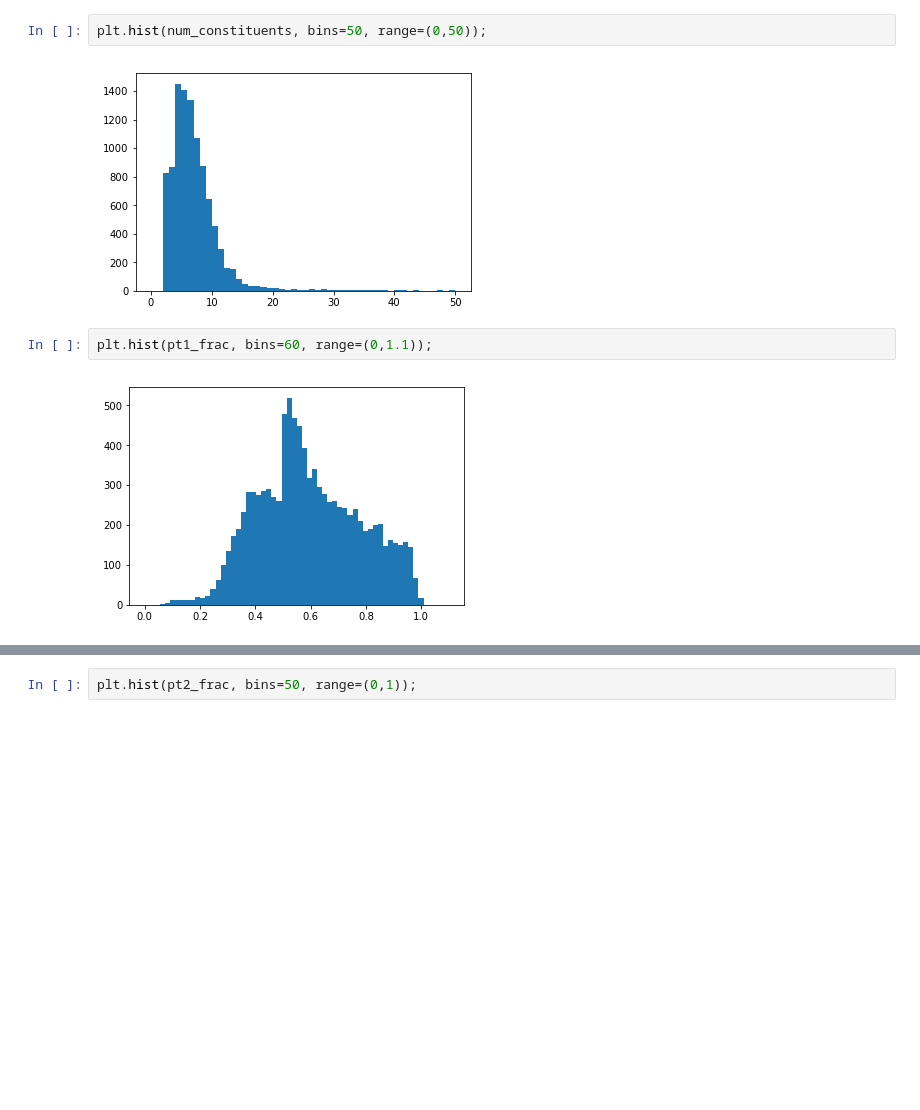
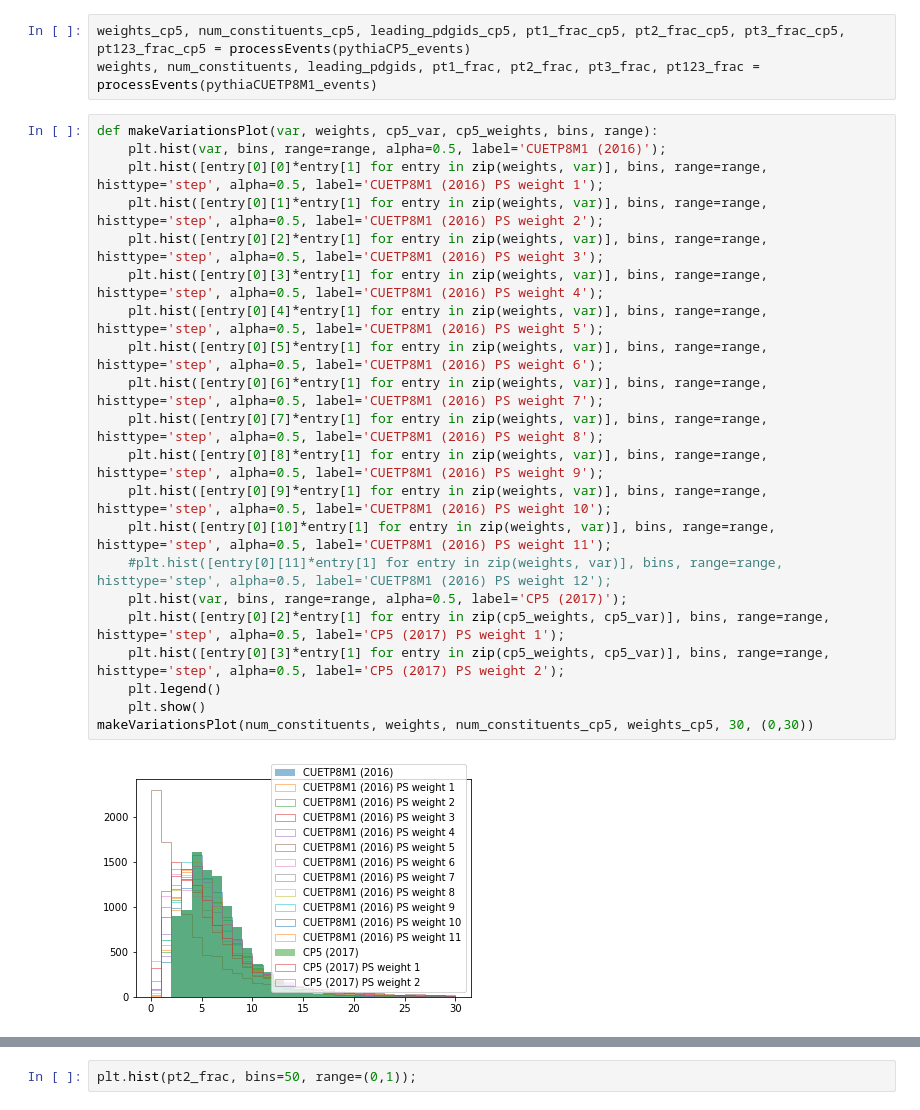
Before and after one commit to kdlong/MonoZprimeHadronizationStudy, a Jupyter notebook: MonoZprimeHadronizationStudy.ipynb, the cells around one changed output, grey strips where cells are left out. Cells and saved outputs as stored; diff of their text form; blank space fills up the shorter version.

```diff
--- a/MonoZprimeHadronizationStudy.ipynb
+++ b/MonoZprimeHadronizationStudy.ipynb
@@ -37,8 +51,26 @@ for i, event in enumerate(events):
-# %%
-plt.hist(num_constituents, bins=50, range=(0,50));
-# %% [output]
-[figure, removed]
-# %%
-plt.hist(pt1_frac, bins=60, range=(0,1.1));
-# %% [output]
-[figure, removed]
+# %%
+weights_cp5, num_constituents_cp5, leading_pdgids_cp5, pt1_frac_cp5, pt2_frac_cp5, pt3_frac_cp5, pt123_frac_cp5 = processEvents(pythiaCP5_events)
+weights, num_constituents, leading_pdgids, pt1_frac, pt2_frac, pt3_frac, pt123_frac = processEvents(pythiaCUETP8M1_events)
+# %%
+def makeVariationsPlot(var, weights, cp5_var, cp5_weights, bins, range):
+    plt.hist(var, bins, range=range, alpha=0.5, label='CUETP8M1 (2016)');
+    plt.hist([entry[0][0]*entry[1] for entry in zip(weights, var)], bins, range=range, histtype='step', alpha=0.5, label='CUETP8M1 (2016) PS weight 1');
+    plt.hist([entry[0][1]*entry[1] for entry in zip(weights, var)], bins, range=range, histtype='step', alpha=0.5, label='CUETP8M1 (2016) PS weight 2');
+    plt.hist([entry[0][2]*entry[1] for entry in zip(weights, var)], bins, range=range, histtype='step', alpha=0.5, label='CUETP8M1 (2016) PS weight 3');
+    plt.hist([entry[0][3]*entry[1] for entry in zip(weights, var)], bins, range=range, histtype='step', alpha=0.5, label='CUETP8M1 (2016) PS weight 4');
+    plt.hist([entry[0][4]*entry[1] for entry in zip(weights, var)], bins, range=range, histtype='step', alpha=0.5, label='CUETP8M1 (2016) PS weight 5');
+    plt.hist([entry[0][5]*entry[1] for entry in zip(weights, var)], bins, range=range, histtype='step', alpha=0.5, label='CUETP8M1 (2016) PS weight 6');
+    plt.hist([entry[0][6]*entry[1] for entry in zip(weights, var)], bins, range=range, histtype='step', alpha=0.5, label='CUETP8M1 (2016) PS weight 7');
+    plt.hist([entry[0][7]*entry[1] for entry in zip(weights, var)], bins, range=range, histtype='step', alpha=0.5, label='CUETP8M1 (2016) PS weight 8');
+    plt.hist([entry[0][8]*entry[1] for entry in zip(weights, var)], bins, range=range, histtype='step', alpha=0.5, label='CUETP8M1 (2016) PS weight 9');
+    plt.hist([entry[0][9]*entry[1] for entry in zip(weights, var)], bins, range=range, histtype='step', alpha=0.5, label='CUETP8M1 (2016) PS weight 10');
+    plt.hist([entry[0][10]*entry[1] for entry in zip(weights, var)], bins, range=range, histtype='step', alpha=0.5, label='CUETP8M1 (2016) PS weight 11');
+    #plt.hist([entry[0][11]*entry[1] for entry in zip(weights, var)], bins, range=range, histtype='step', alpha=0.5, label='CUETP8M1 (2016) PS weight 12');
+    plt.hist(var, bins, range=range, alpha=0.5, label='CP5 (2017)');
+    plt.hist([entry[0][2]*entry[1] for entry in zip(cp5_weights, cp5_var)], bins, range=range, histtype='step', alpha=0.5, label='CP5 (2017) PS weight 1');
+    plt.hist([entry[0][3]*entry[1] for entry in zip(cp5_weights, cp5_var)], bins, range=range, histtype='step', alpha=0.5, label='CP5 (2017) PS weight 2');
+    plt.legend()
+    plt.show()
+makeVariationsPlot(num_constituents, weights, num_constituents_cp5, weights_cp5, 30, (0,30))
+# %% [output]
+[figure, added]
```
Also changed, not shown: parts of 8 cells of this notebook.
